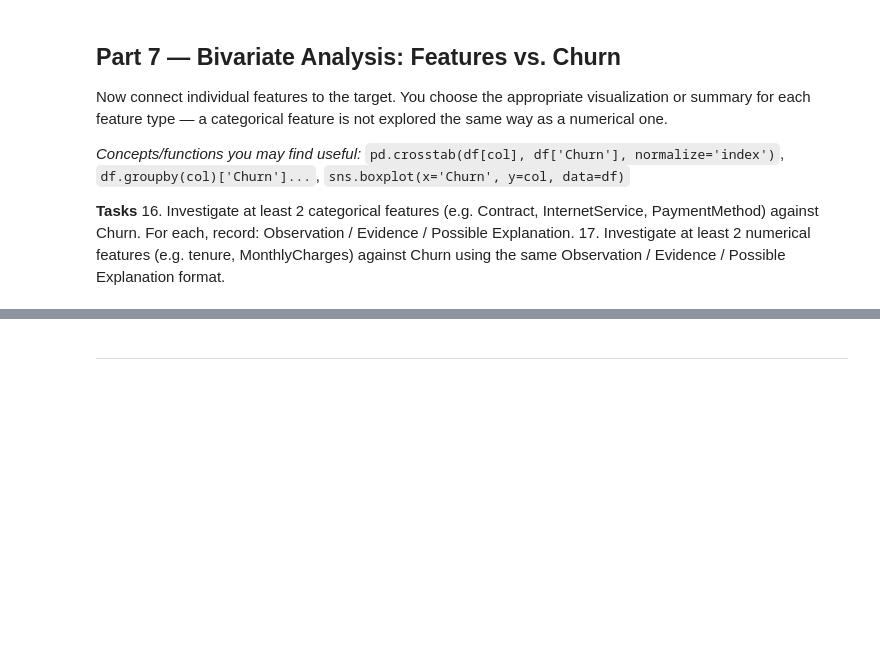
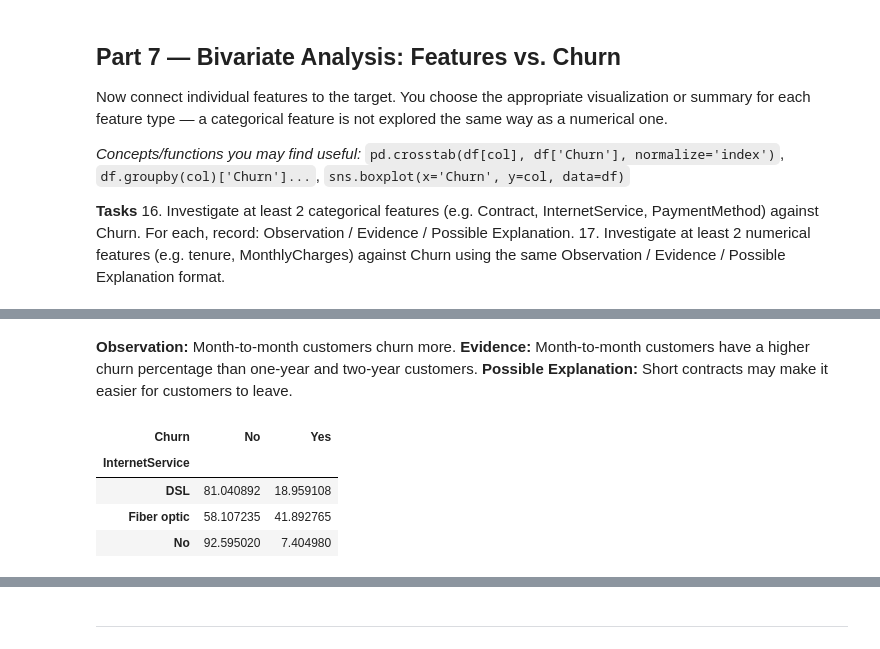
Before and after one commit to muhammadumarofficial/Python-ML_Practices, a Jupyter notebook: Lab2_Data_Cleaning_EDA_Template.ipynb, the cells around one changed output, grey strips where cells are left out. Saved outputs shown, nothing was run; the diff lists cells and outputs as text; code cells hidden in the pictures; blank space fills up the shorter version.

```diff
--- a/Lab2_Data_Cleaning_EDA_Template.ipynb
+++ b/Lab2_Data_Cleaning_EDA_Template.ipynb
@@ -359,2 +363,14 @@ Now connect individual features to the target. You choose the appropriate visual
+# %% [markdown]
+**Observation:** Month-to-month customers churn more.
+**Evidence:** Month-to-month customers have a higher churn percentage than one-year and two-year customers.
+**Possible Explanation:** Short contracts may make it easier for customers to leave.
 # %%
 # Task 16 — categorical feature 2 vs Churn
+
+pd.crosstab(clean_df["InternetService"], clean_df["Churn"], normalize="index") * 100
+# %% [output]
+| Churn | No | Yes |
+| InternetService |  |  |
+| DSL | 81.040892 | 18.959108 |
+| Fiber optic | 58.107235 | 41.892765 |
+| No | 92.595020 | 7.404980 |
```
Also changed, not shown: parts of 16 cells of this notebook.
